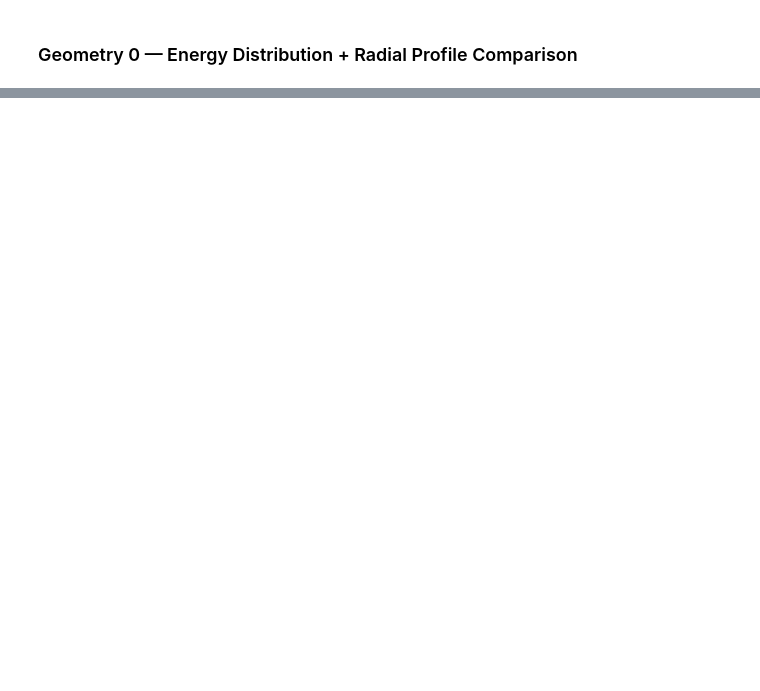
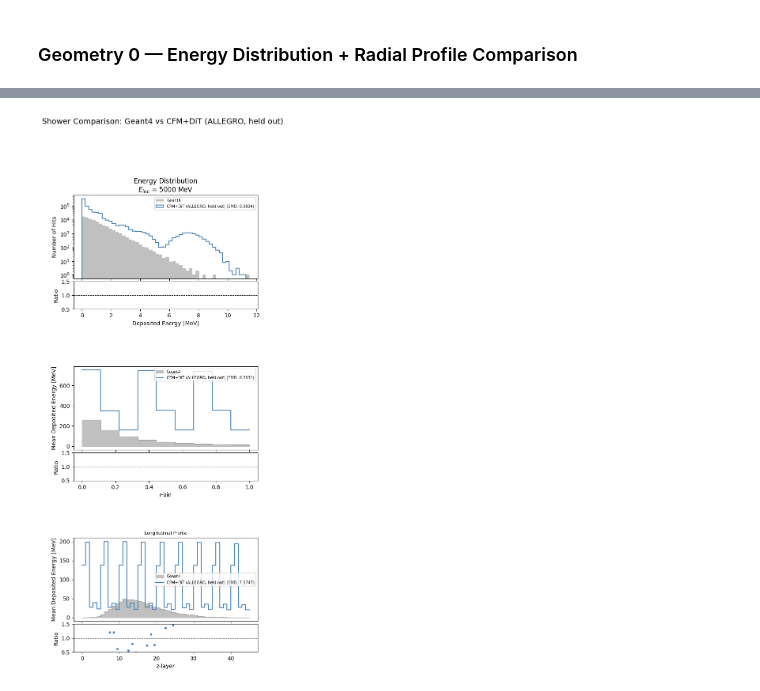
Before and after one commit to pgeorgantopoulos/fastsim, a Jupyter notebook: cfm-dit_voxel/cfm-dit_voxel.ipynb, the cells around one changed output, grey strips where cells are left out. Saved outputs shown, nothing was run; the diff lists cells and outputs as text; code cells hidden in the pictures; blank space fills up the shorter version.

```diff
--- a/cfm-dit_voxel/cfm-dit_voxel.ipynb
+++ b/cfm-dit_voxel/cfm-dit_voxel.ipynb
@@ -597,14 +155,19 @@ print("device:", CFG["device"])
 # %% [output]
 device: cuda
 # %%
-model, flow, loss_history_initial = train(CFG, train_loader)
+if CFG["mode"] == "train":
+    model, flow, loss_history_initial, test_loss_history_initial = train(CFG, train_loader, test_loader)
 
-fig = plt.figure(figsize=(10, 6))
-plt.plot(loss_history_initial)
-plt.title('Training Loss Over Epochs (Initial Run)')
-plt.xlabel('Epoch')
-plt.ylabel('Loss')
-plt.grid(True)
-if wandb.run is not None:
-    wandb.log({"loss_curve": wandb.Image(fig)})
-plt.show()
+    fig = plt.figure(figsize=(10, 6))
+    plt.plot(range(1, len(loss_history_initial) + 1), loss_history_initial, label="train")
+    if test_loss_history_initial:
+        test_epochs, test_losses = zip(*test_loss_history_initial)
+        plt.plot(test_epochs, test_losses, label="test")
+    plt.title('Loss Over Epochs (Initial Run)')
+    plt.xlabel('Epoch')
+    plt.ylabel('Loss')
+    plt.legend()
+    plt.grid(True)
+    if wandb.run is not None:
+        wandb.log({"loss_curve": wandb.Image(fig)})
+    plt.show()
@@ -753,13 +340,15 @@ plt.show()
 # %%
 # to_rphiz() defined in the Geometry 0 comparison cell above; reused here.
 ref_showers_all  = np.concatenate([to_rphiz(lemurs_sweep[c]["gt"])  for c in combos], axis=0)
 gen_showers_all  = np.concatenate([to_rphiz(lemurs_sweep[c]["gen"]) for c in combos], axis=0)
 ref_energies_all = np.concatenate([np.full(lemurs_sweep[c]["gt"].shape[0],  c[0] * 1e3) for c in combos])
 gen_energies_all = np.concatenate([np.full(lemurs_sweep[c]["gen"].shape[0], c[0] * 1e3) for c in combos])
 
 fig = plot_comparison(ref_showers_all, ref_energies_all,
                       gen_showers_all, gen_energies_all,
-                      gen_label="CFM+DiT (ALLEGRO)", n_cols=len(combos))
+                      gen_label="CFM+DiT (ALLEGRO, held out)", n_cols=len(combos))
 if wandb.run is not None:
-    wandb.log({"comparison/allegro": wandb.Image(fig)})
+    wandb.log({"comparison/allegro_heldout": wandb.Image(fig)})
 plt.show()
+# %% [output]
+[figure, added]
```
Also changed, not shown: parts of 17 cells of this notebook, 16 other files.
